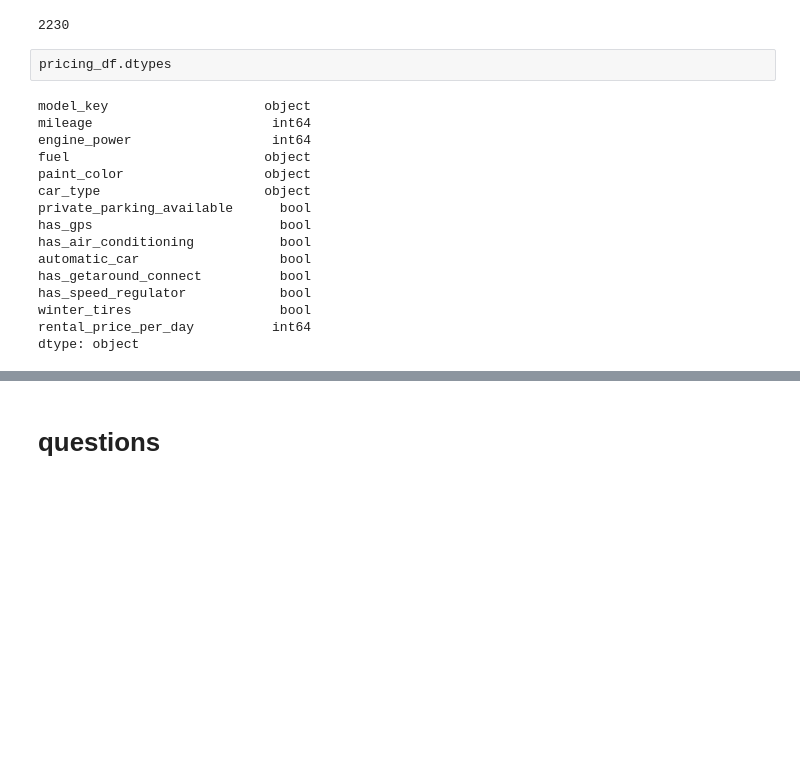
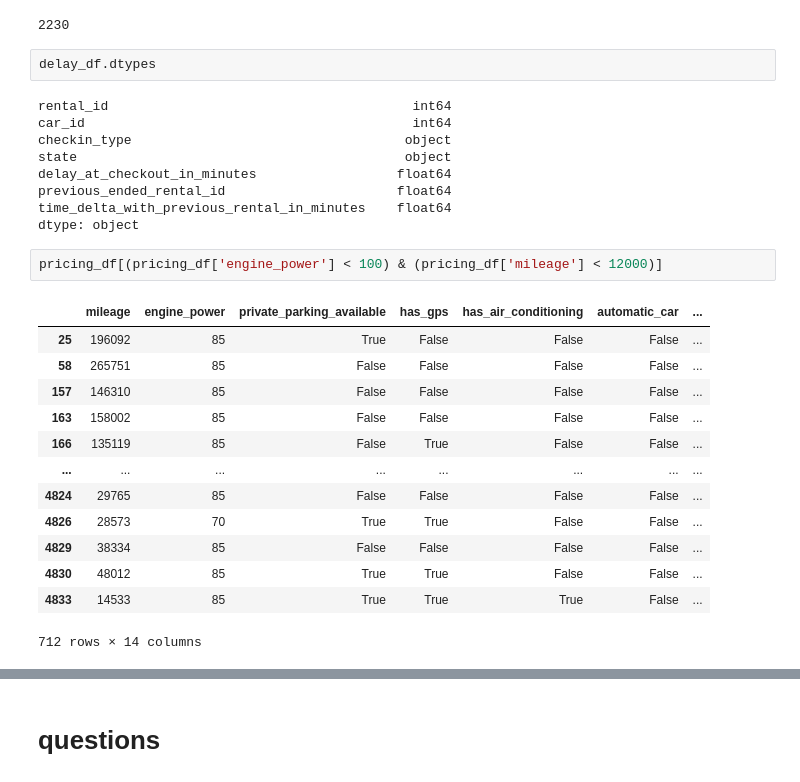
Before and after one commit to monolok/get_around, a Jupyter notebook: eda.ipynb, the cells around one changed output, grey strips where cells are left out. Drawn from its saved outputs; the diff is of its cells as text; blank space fills up the shorter version.

```diff
--- a/eda.ipynb
+++ b/eda.ipynb
@@ -20,20 +10,29 @@ pricing_df.drop('Unnamed: 0', axis=1, inplace=True)
 # %% [output]
 2230
 # %%
-pricing_df.dtypes
+delay_df.dtypes
 # %% [output]
-model_key                    object
-mileage                       int64
-engine_power                  int64
-fuel                         object
-paint_color                  object
-car_type                     object
-private_parking_available      bool
-has_gps                        bool
-has_air_conditioning           bool
-automatic_car                  bool
-has_getaround_connect          bool
-has_speed_regulator            bool
-winter_tires                   bool
-rental_price_per_day          int64
+rental_id                                       int64
+car_id                                          int64
+checkin_type                                   object
+state                                          object
+delay_at_checkout_in_minutes                  float64
+previous_ended_rental_id                      float64
+time_delta_with_previous_rental_in_minutes    float64
 dtype: object
+# %%
+pricing_df[(pricing_df['engine_power'] < 100) & (pricing_df['mileage'] < 12000)]
+# %% [output]
+|  | mileage | engine_power | private_parking_available | has_gps | has_air_conditioning | automatic_car | ... |
+| 25 | 196092 | 85 | True | False | False | False | ... |
+| 58 | 265751 | 85 | False | False | False | False | ... |
+| 157 | 146310 | 85 | False | False | False | False | ... |
+| 163 | 158002 | 85 | False | False | False | False | ... |
+| 166 | 135119 | 85 | False | True | False | False | ... |
+| ... | ... | ... | ... | ... | ... | ... | ... |
+| 4824 | 29765 | 85 | False | False | False | False | ... |
+| 4826 | 28573 | 70 | True | True | False | False | ... |
+| 4829 | 38334 | 85 | False | False | False | False | ... |
+| 4830 | 48012 | 85 | True | True | False | False | ... |
+| 4833 | 14533 | 85 | True | True | True | False | ... |
+712 rows × 14 columns
```
Also changed, not shown: parts of 12 cells of this notebook, 5 other files.
